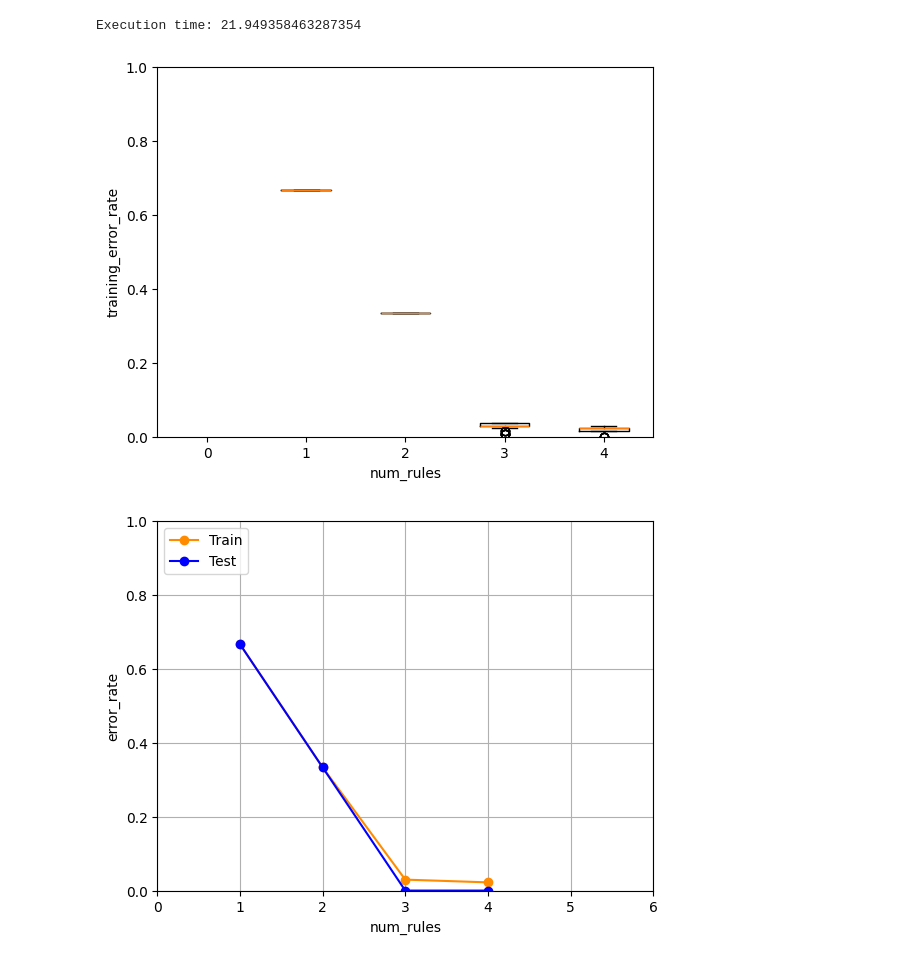
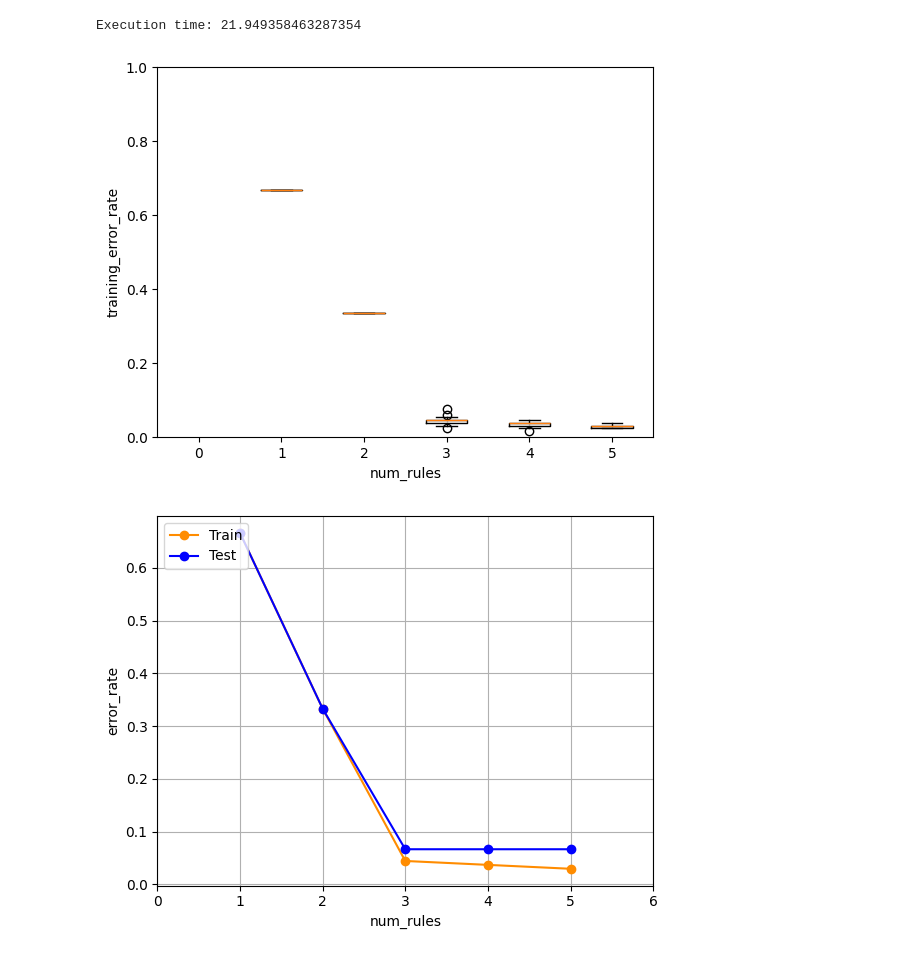
Before and after one commit to ci-labo-omu/MoFGBMLPy, a Jupyter notebook: examples/cross_validation.ipynb, the cells around one changed output. Saved outputs shown, nothing was run; the diff lists cells and outputs as text; code cells hidden in the pictures.

Commit message:
Fixed issue with non existing folder + Fixed cross validation plots (xlim, remove rare solutions...)

```diff
--- a/examples/cross_validation.ipynb
+++ b/examples/cross_validation.ipynb
@@ -22,9 +22,10 @@ Execution time: 21.949358463287354
 # %%
 from mofgbmlpy.utility.parallel_cross_validation import show_results_median_line_plot, get_results, show_results_box_plot
 
 results = get_results(results_root_folder, algorithm_id, data_name)
-show_results_box_plot(results, x_key="num_rules", remove_rare_solutions=True)
-show_results_median_line_plot(results, x_key="num_rules", remove_rare_solutions=True, xlim=[0,6])
+results_solutions = [run["solutions"] for run in results]
+show_results_box_plot(results_solutions, x_key="num_rules", remove_rare_solutions=True)
+show_results_median_line_plot(results_solutions, x_key="num_rules", remove_rare_solutions=True, xlim=[0,6])
 # %% [output]
-[figure, old version]
+[figure, new version]
-[figure, old version]
+[figure, new version]
```
Also changed, not shown: 5 other files.
